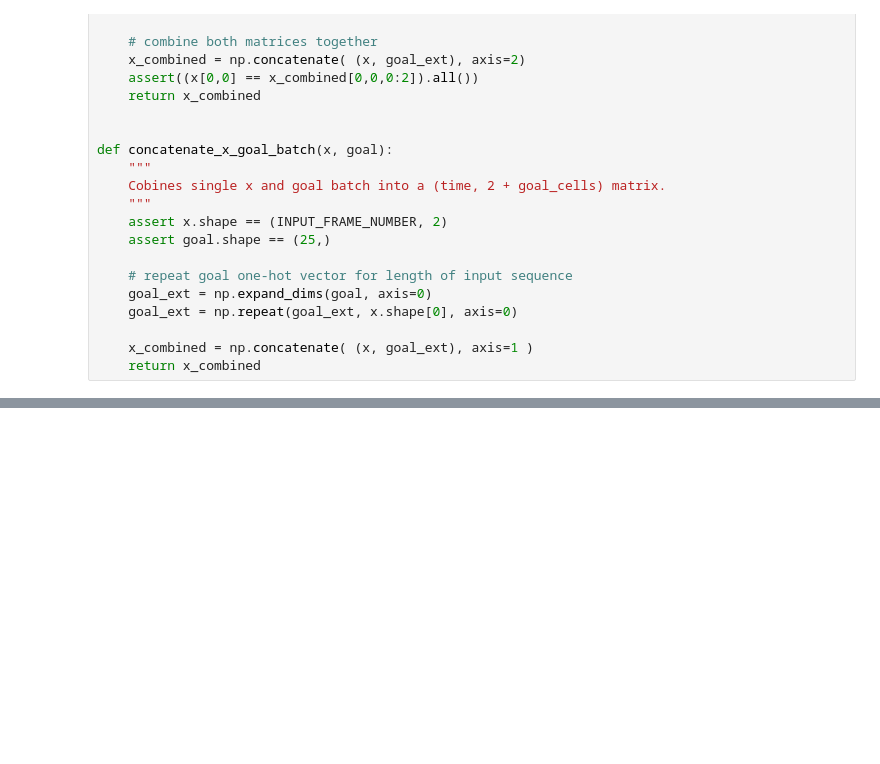
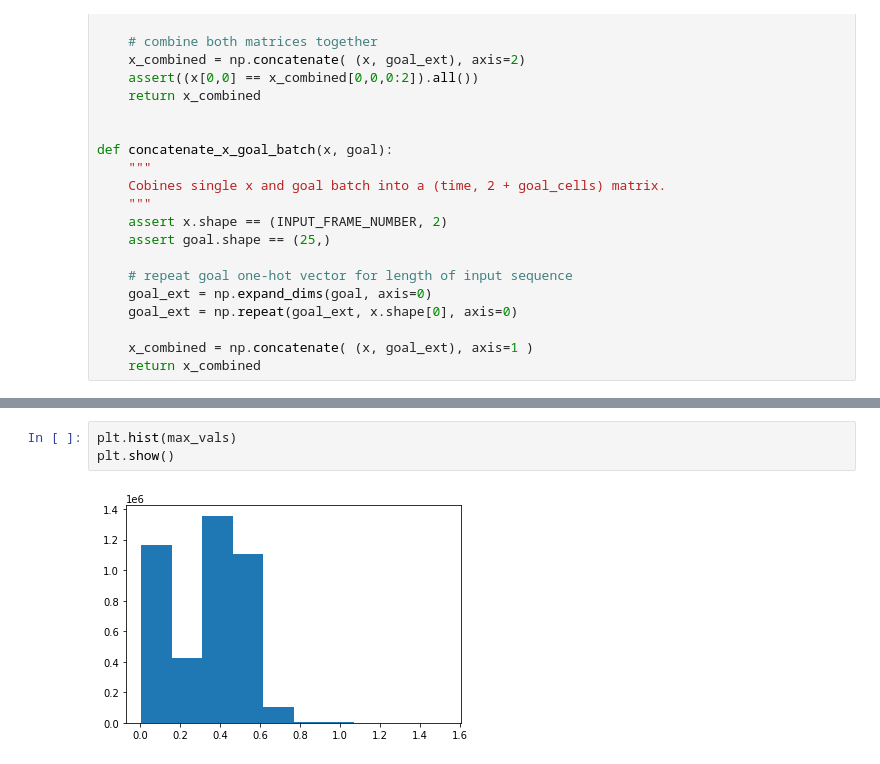
Before and after one commit to lintglitch/trajectory-prediction, a Jupyter notebook: format_training.ipynb, the cells around one changed output, grey strips where cells are left out. Saved outputs shown, nothing was run; the diff lists cells and outputs as text; blank space fills up the shorter version.

```diff
--- a/format_training.ipynb
+++ b/format_training.ipynb
@@ -607,3 +645,8 @@ test (495, 40, 2) float64 (495, 25) float32 (495, 40, 2) float64
+# %%
+plt.hist(max_vals)
+plt.show()
+# %% [output]
+[figure, added]
 # %%
 CONV_WIDTH = 3
 OUT_STEPS = 40
```
Also changed, not shown: parts of 8 cells of this notebook.
